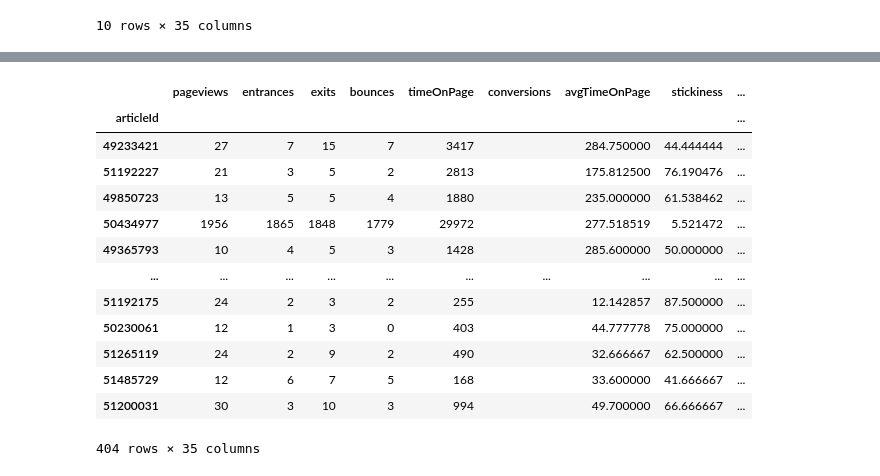
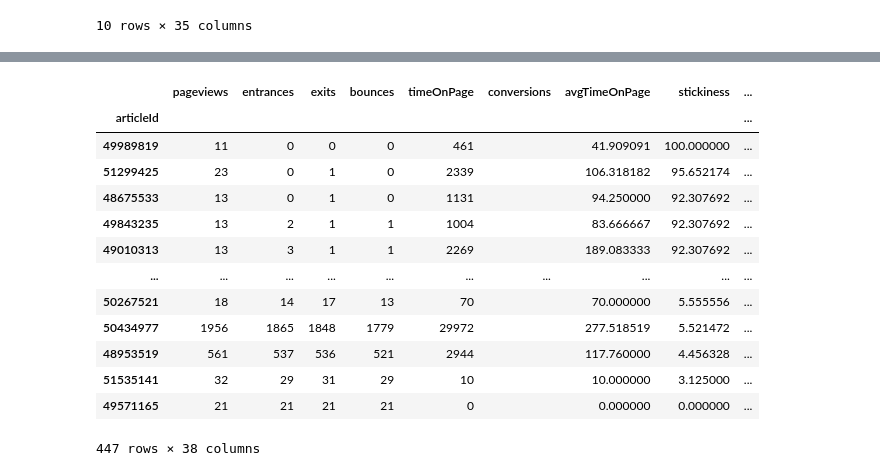
Before and after one commit to susannaruecker/master_thesis, a Jupyter notebook: read_data.ipynb, the cells around one changed output, grey strips where cells are left out. Saved outputs shown, nothing was run; the diff lists cells and outputs as text; code cells hidden in the pictures.

```diff
--- a/read_data.ipynb
+++ b/read_data.ipynb
@@ -194,11 +147,3 @@ df['city'] = [ re.split('\(dpa',text)[0].strip() for text in df.text ]
-# %%
-# add a column with minimal preprocessed text
-for i in df.index:
-    text = df.loc[i, 'text']
-    preprocessed = text.replace('\n', ' ').strip() # delete linebreaks
-    preprocessed = re.sub(' +', ' ', preprocessed) # just one space
-    preprocessed = preprocessed.split('tmn) - ')[-1] # delete city in front of text
-    df.loc[i, 'text_preprocessed'] = preprocessed
 # %%
 df.loc[48620281, 'text'][:500]
 # %% [output]
@@ -218,17 +154,0 @@ True
-# %%
-# adding number of tokens and mean token length (ignoring punctuation)
-# (column "wordcount" already exists, slightley differetn outcome but okay)
-df['nr_tokens'] = [ len([ t for t in nltk.word_tokenize(text) if t not in string.punctuation])
-                    for text in df.text_preprocessed ]
-
-df['mean_token_length'] = [ np.mean([ len(t) for t in nltk.word_tokenize(text) if t not in string.punctuation])
-                            for text in df.text_preprocessed ]
-
-# adding also number of tokens in 'teaser' and 'titelH1'
-df['nr_tokens_teaser'] = [ len([ t for t in nltk.word_tokenize(teaser) if t not in string.punctuation])
-                           for teaser in df.teaser ]
-df['nr_tokens_titelH1'] = [ len([ t for t in nltk.word_tokenize(titel) if t not in string.punctuation])
-                            for titel in df.titelH1 ]
-# %%
-# add a column: avg time divided by wordcount
-df['avgTimeOnPage/wordcount'] = df.avgTimeOnPage/df.wordcount
@@ -591,7 +536,9 @@ df.sort_values(by=['avgTimeOnPage'], ascending = False).head(10)
 10 rows × 35 columns
 # %%
 # just take articles with >= 10 pageviews and with ...
-df_cut = df.loc[(df['pageviews'] >= 10) & (df['avgTimeOnPage/wordcount'] <= 2) & (df['avgTimeOnPage/wordcount'] >= 0.1)]
+df_cut = df.loc[(df['pageviews'] >= 10) ]
+#                & (df['avgTimeOnPage/wordcount'] <= 1)
+#                & (df['avgTimeOnPage/wordcount'] >= 0.1)]
 # %%
 df_cut
 # %% [output]
@@ -612,17 +559,18 @@ df_cut
 # %%
-df_cut.sort_values(by = ['avgTimeOnPage/wordcount'], ascending = False)
+df_cut_sorted = df_cut.sort_values(by = ['stickiness'], ascending = False)
+df_cut_sorted
 # %% [output]
 |  | pageviews | entrances | exits | bounces | timeOnPage | conversions | avgTimeOnPage | stickiness | ... |
 | articleId |  |  |  |  |  |  |  |  | ... |
-| 49233421 | 27 | 7 | 15 | 7 | 3417 |  | 284.750000 | 44.444444 | ... |
-| 51192227 | 21 | 3 | 5 | 2 | 2813 |  | 175.812500 | 76.190476 | ... |
-| 49850723 | 13 | 5 | 5 | 4 | 1880 |  | 235.000000 | 61.538462 | ... |
+| 49989819 | 11 | 0 | 0 | 0 | 461 |  | 41.909091 | 100.000000 | ... |
+| 51299425 | 23 | 0 | 1 | 0 | 2339 |  | 106.318182 | 95.652174 | ... |
+| 48675533 | 13 | 0 | 1 | 0 | 1131 |  | 94.250000 | 92.307692 | ... |
+| 49843235 | 13 | 2 | 1 | 1 | 1004 |  | 83.666667 | 92.307692 | ... |
+| 49010313 | 13 | 3 | 1 | 1 | 2269 |  | 189.083333 | 92.307692 | ... |
+| ... | ... | ... | ... | ... | ... | ... | ... | ... | ... |
+| 50267521 | 18 | 14 | 17 | 13 | 70 |  | 70.000000 | 5.555556 | ... |
 | 50434977 | 1956 | 1865 | 1848 | 1779 | 29972 |  | 277.518519 | 5.521472 | ... |
-| 49365793 | 10 | 4 | 5 | 3 | 1428 |  | 285.600000 | 50.000000 | ... |
-| ... | ... | ... | ... | ... | ... | ... | ... | ... | ... |
-| 51192175 | 24 | 2 | 3 | 2 | 255 |  | 12.142857 | 87.500000 | ... |
-| 50230061 | 12 | 1 | 3 | 0 | 403 |  | 44.777778 | 75.000000 | ... |
-| 51265119 | 24 | 2 | 9 | 2 | 490 |  | 32.666667 | 62.500000 | ... |
-| 51485729 | 12 | 6 | 7 | 5 | 168 |  | 33.600000 | 41.666667 | ... |
-| 51200031 | 30 | 3 | 10 | 3 | 994 |  | 49.700000 | 66.666667 | ... |
+| 48953519 | 561 | 537 | 536 | 521 | 2944 |  | 117.760000 | 4.456328 | ... |
+| 51535141 | 32 | 29 | 31 | 29 | 10 |  | 10.000000 | 3.125000 | ... |
+| 49571165 | 21 | 21 | 21 | 21 | 0 |  | 0.000000 | 0.000000 | ... |
-404 rows × 35 columns
+447 rows × 38 columns
```
Also changed, not shown: parts of 50 cells of this notebook, 2 other files.
